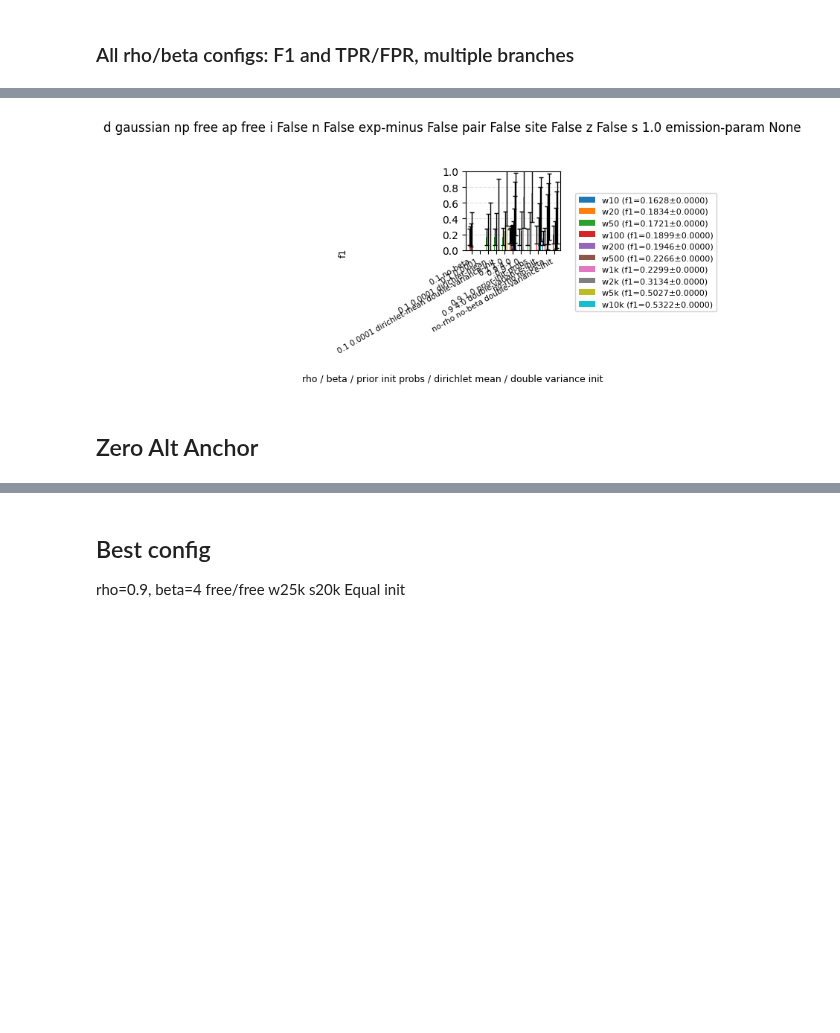
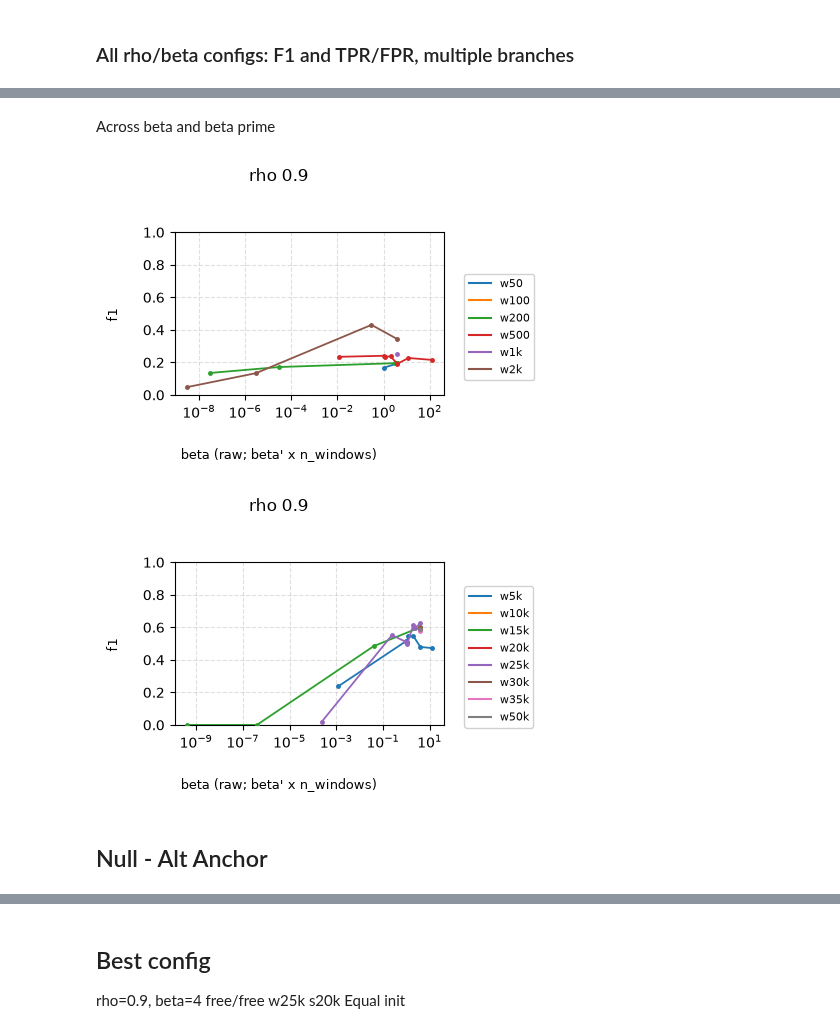
Before and after one commit to isaacangyu/phlag, a Jupyter notebook: bench/aggregate.ipynb, the cells around one changed output, grey strips where cells are left out. Drawn from its saved outputs; the diff is of its cells as text; code cells hidden in the pictures; blank space fills up the shorter version.

```diff
--- a/bench/aggregate.ipynb
+++ b/bench/aggregate.ipynb
@@ -136,21 +328,41 @@ All branches
+# %% [markdown]
+Across beta and beta prime
 # %%
-
 config = deepcopy(full_config)
-# config['--rho'] = [0.1,0.9]
-del config["--rho"]
-config['--beta'] = [1e-4, 1e-2, 1, 4]#, False]
-config['--emission-param'] = None
-config['--double-variance-init'] = [True, False]
-config['-w'] = [10,20,50,100,200,500,"1k","2k","5k","10k"]
-agg = ["-w", ("--rho", "--beta", "--prior-init-probs", "--dirichlet-mean", "--double-variance-init")]
+config['--prior-init-probs'] = False
+config['--double-variance-init'] = False
+config['--dirichlet-mean'] = [True, False]
+config['--emission-param'] = 'free'
+del config['--beta'], config['--beta-prime']
+# config["--beta-prime"] = False
+config['--rho'] = 0.9
+# del config['--rho']
+config['-w'] = [">40","<4k"]
+agg = ["-w", ("--beta", "--beta-prime", "--dirichlet-mean")]#, "", "--rho"]
 cra.plot(
     config,
     metrics=["f1"],
     agg=agg,
+    plot_type='line',
+    errorbar=None,
     title="",
+    # show_axes=False,
+    # legend=None
+);
 
+config['-w'] = [">4k", "<100k"]
+cra.plot(
+    config,
+    metrics=["f1"],
+    agg=agg,
+    plot_type='line',
+    errorbar=None,
+    title="",
+    # show_axes=False,
+    # legend=None
 );
 # %% [output]
-[figure, old version]
+[figure, new version]
+[figure, added]
 # %% [markdown]
-## Zero Alt Anchor
+## Null - Alt Anchor
```
Also changed, not shown: parts of 32 cells of this notebook, 15 other files.
